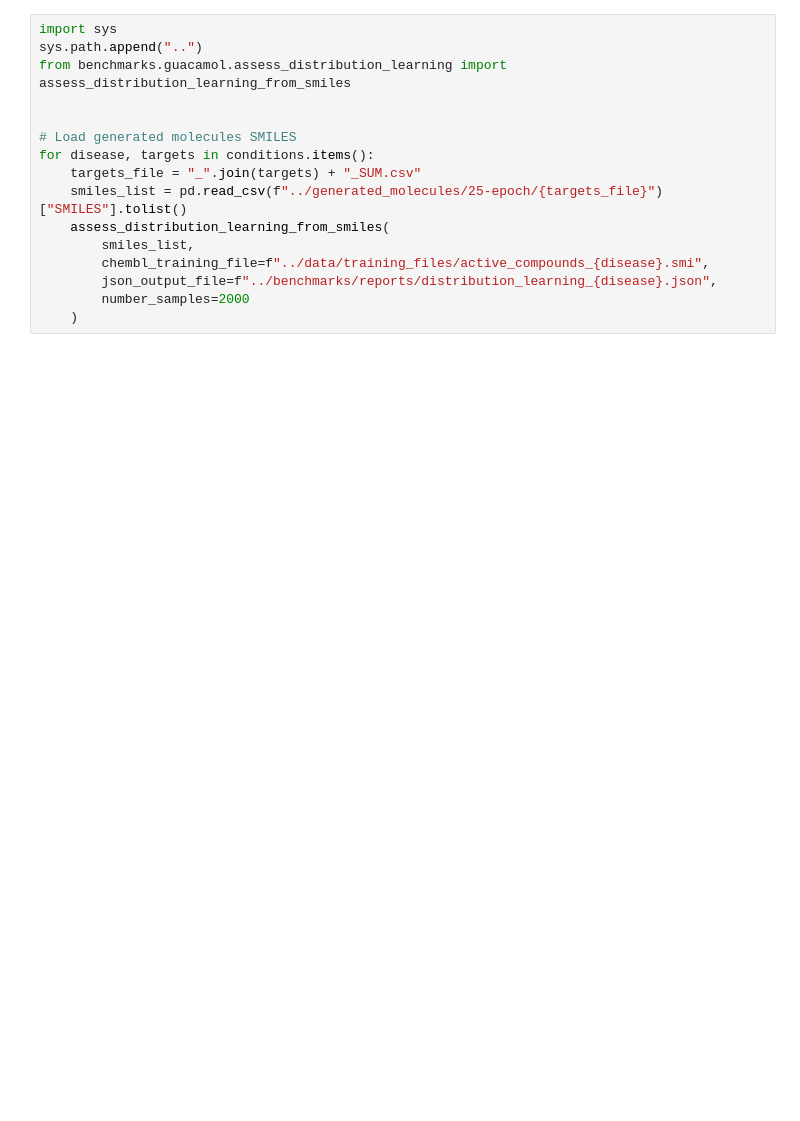
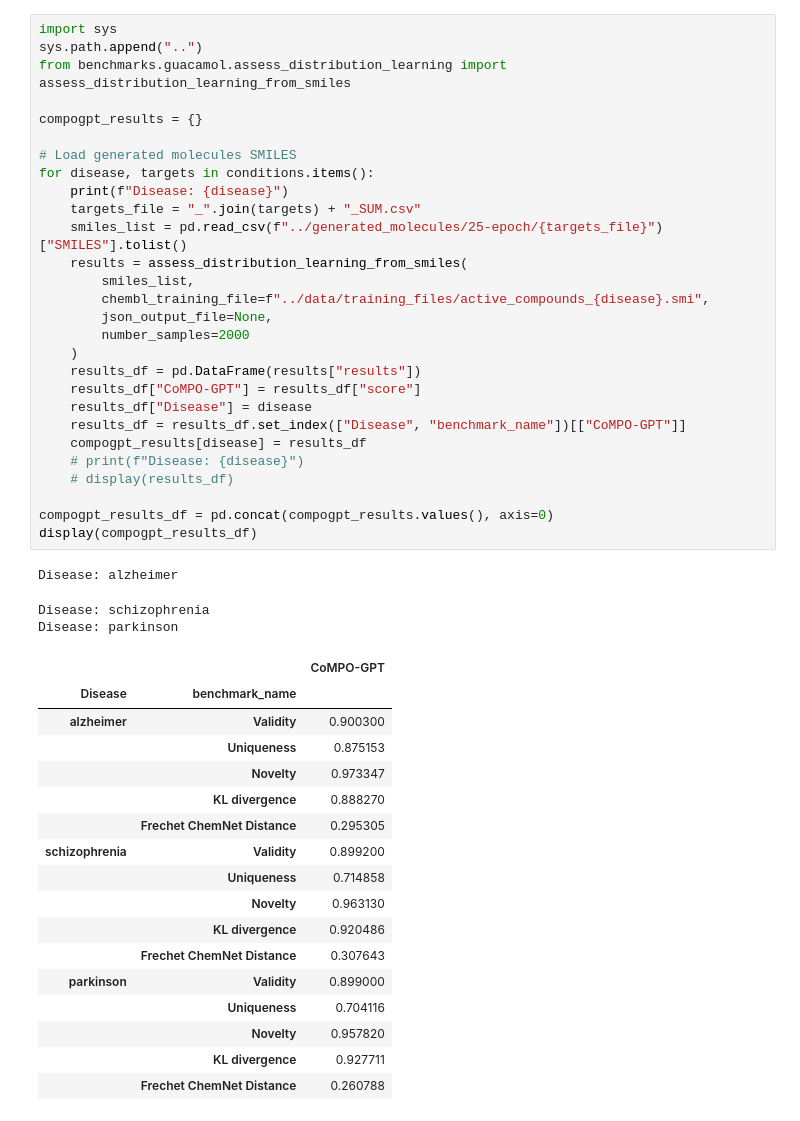
Before and after one commit to arthurcerveira/CoMPO-GPT, a Jupyter notebook: scripts/10-Distribution-Learning.ipynb, the cells around one changed output. Cells and saved outputs as stored; diff of their text form; blank space fills up the shorter version.

```diff
--- a/scripts/10-Distribution-Learning.ipynb
+++ b/scripts/10-Distribution-Learning.ipynb
@@ -35,16 +34,49 @@ for disease, targets in conditions.items():
 # %%
 import sys
 sys.path.append("..")
 from benchmarks.guacamol.assess_distribution_learning import assess_distribution_learning_from_smiles
 
+compogpt_results = {}
 
 # Load generated molecules SMILES
 for disease, targets in conditions.items():
+    print(f"Disease: {disease}")
     targets_file = "_".join(targets) + "_SUM.csv"
     smiles_list = pd.read_csv(f"../generated_molecules/25-epoch/{targets_file}")["SMILES"].tolist()
-    assess_distribution_learning_from_smiles(
+    results = assess_distribution_learning_from_smiles(
         smiles_list,
         chembl_training_file=f"../data/training_files/active_compounds_{disease}.smi",
-        json_output_file=f"../benchmarks/reports/distribution_learning_{disease}.json",
+        json_output_file=None,
         number_samples=2000
     )
+    results_df = pd.DataFrame(results["results"])
+    results_df["CoMPO-GPT"] = results_df["score"]
+    results_df["Disease"] = disease
+    results_df = results_df.set_index(["Disease", "benchmark_name"])[["CoMPO-GPT"]]
+    compogpt_results[disease] = results_df
+    # print(f"Disease: {disease}")
+    # display(results_df)
+
+compogpt_results_df = pd.concat(compogpt_results.values(), axis=0)
+display(compogpt_results_df)
+# %% [output]
+Disease: alzheimer
+Disease: schizophrenia
+Disease: parkinson
+|  |  | CoMPO-GPT |
+| Disease | benchmark_name |  |
+| alzheimer | Validity | 0.900300 |
+|  | Uniqueness | 0.875153 |
+|  | Novelty | 0.973347 |
+|  | KL divergence | 0.888270 |
+|  | Frechet ChemNet Distance | 0.295305 |
+| schizophrenia | Validity | 0.899200 |
+|  | Uniqueness | 0.714858 |
+|  | Novelty | 0.963130 |
+|  | KL divergence | 0.920486 |
+|  | Frechet ChemNet Distance | 0.307643 |
+| parkinson | Validity | 0.899000 |
+|  | Uniqueness | 0.704116 |
+|  | Novelty | 0.957820 |
+|  | KL divergence | 0.927711 |
+|  | Frechet ChemNet Distance | 0.260788 |
```
Also changed, not shown: parts of 7 cells of this notebook, 8 other files.
